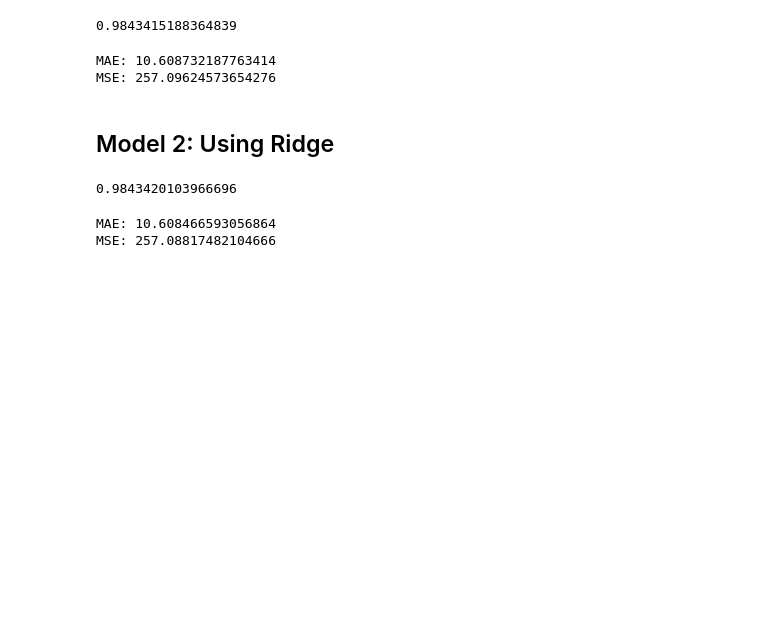
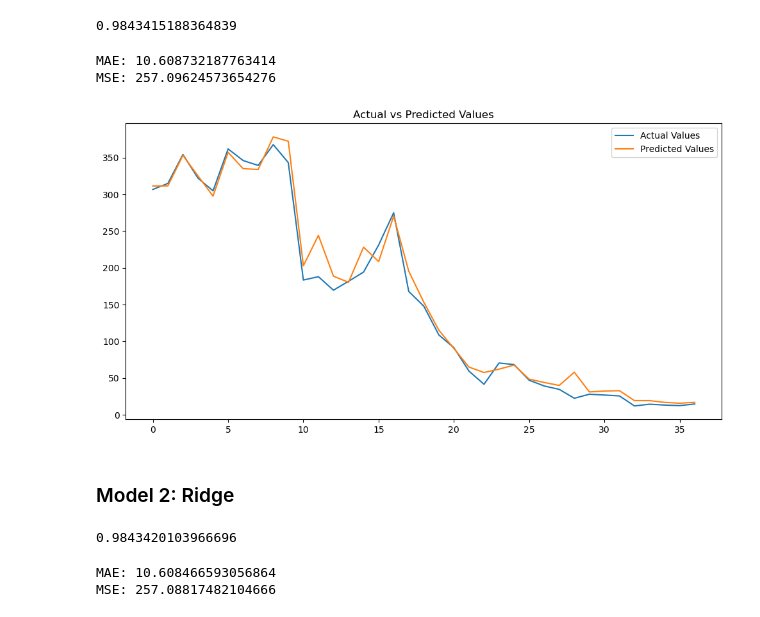
Before and after one commit to ruchit2005/YES-Bank-stock-prediction, a Jupyter notebook: model.ipynb, the cells around one changed output. Drawn from its saved outputs; the diff is of its cells as text; code cells hidden in the pictures; blank space fills up the shorter version.

Commit message:
Fromatted the data and added charts

```diff
--- a/model.ipynb
+++ b/model.ipynb
@@ -76,14 +131,25 @@ model.score(x_test, y_test)
 # %%
 # Analysing the output
 
-pred = model.predict(x_test)
-print("MAE:", mean_absolute_error(y_test, pred))
-print("MSE:", mean_squared_error(y_test, pred))
+pred1 = model.predict(x_test)
+mae1 = mean_absolute_error(y_test, pred1)
+mse1 = mean_squared_error(y_test, pred1)
+print("MAE:", mae1)
+print("MSE:", mse1)
 # %% [output]
 MAE: 10.608732187763414
 MSE: 257.09624573654276
+# %%
+plt.figure(figsize=(12,6))
+plt.plot(y_test.values, label='Actual Values')
+plt.plot(pred1, label='Predicted Values')
+plt.legend()
+plt.title('Actual vs Predicted Values')
+plt.show()
+# %% [output]
+[figure, added]
 # %% [markdown]
-## Model 2: Using Ridge
+### Model 2: Ridge
 # %%
 from sklearn.linear_model import Ridge
 model2 = Ridge(alpha=0.5)
```
Also changed, not shown: parts of 28 cells of this notebook.
